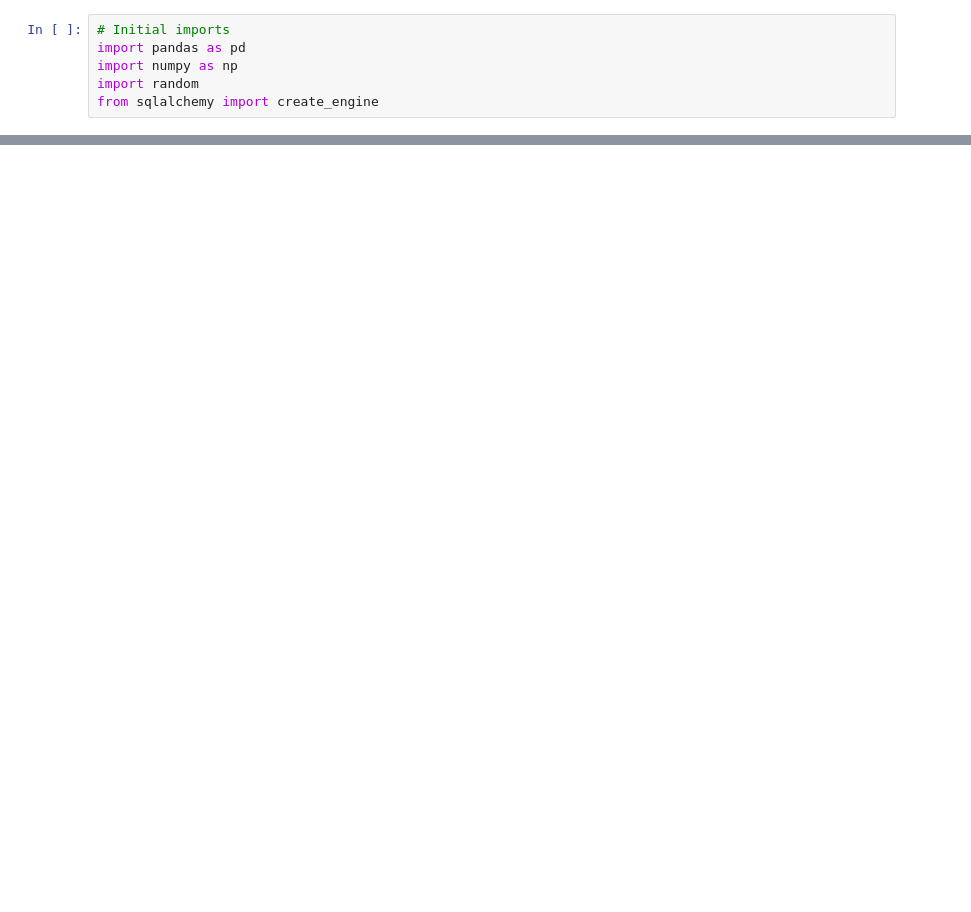
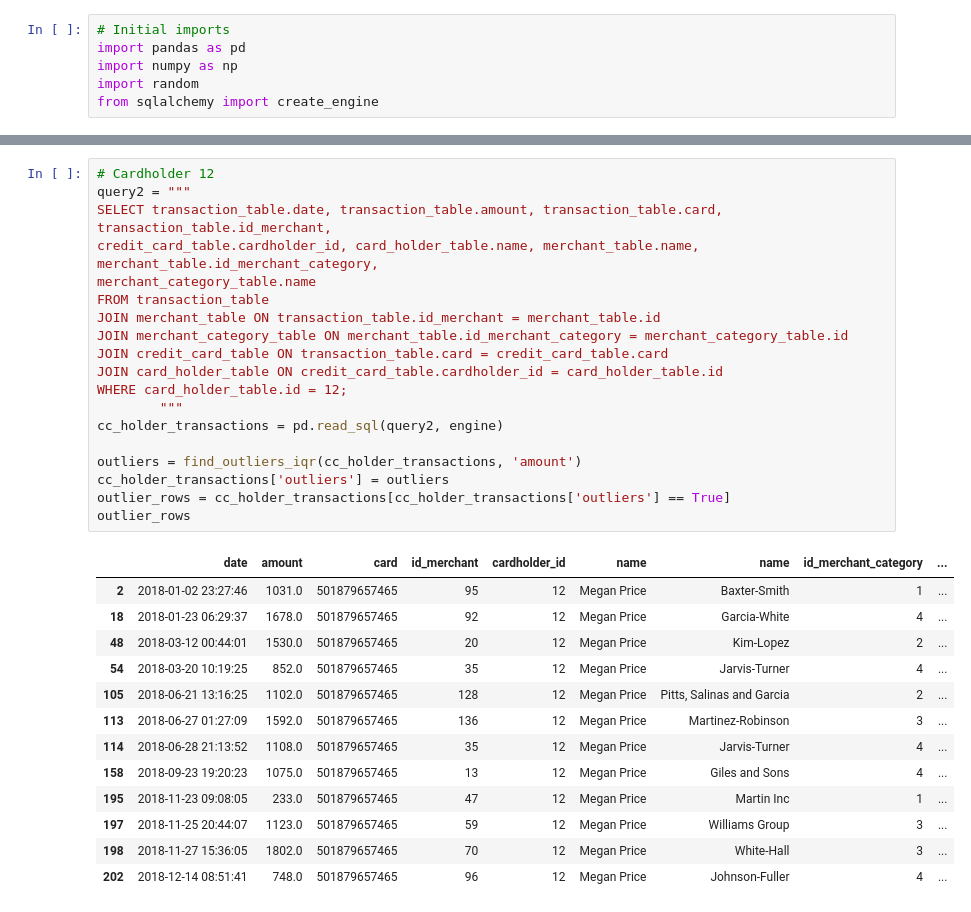
Before and after one commit to MontgomeryG/python-homework, a Jupyter notebook: Module 7 Challenge/Starter_Files/challenge.ipynb, the cells around one changed output, grey strips where cells are left out. Saved outputs shown, nothing was run; the diff lists cells and outputs as text; blank space fills up the shorter version.

```diff
--- a/Module 7 Challenge/Starter_Files/challenge.ipynb
+++ b/Module 7 Challenge/Starter_Files/challenge.ipynb
@@ -29,0 +582,33 @@ engine = create_engine("postgresql://postgres:postgres@localhost:5432/fraud_dete
+# %%
+# Cardholder 12
+query2 = """
+SELECT transaction_table.date, transaction_table.amount, transaction_table.card, transaction_table.id_merchant,
+credit_card_table.cardholder_id, card_holder_table.name, merchant_table.name, merchant_table.id_merchant_category,
+merchant_category_table.name
+FROM transaction_table
+JOIN merchant_table ON transaction_table.id_merchant = merchant_table.id
+JOIN merchant_category_table ON merchant_table.id_merchant_category = merchant_category_table.id
+JOIN credit_card_table ON transaction_table.card = credit_card_table.card
+JOIN card_holder_table ON credit_card_table.cardholder_id = card_holder_table.id
+WHERE card_holder_table.id = 12;
+        """
+cc_holder_transactions = pd.read_sql(query2, engine)
+
+outliers = find_outliers_iqr(cc_holder_transactions, 'amount')
+cc_holder_transactions['outliers'] = outliers
+outlier_rows = cc_holder_transactions[cc_holder_transactions['outliers'] == True]
+outlier_rows
+# %% [output]
+|  | date | amount | card | id_merchant | cardholder_id | name | name | id_merchant_category | ... |
+| 2 | 2018-01-02 23:27:46 | 1031.0 | 501879657465 | 95 | 12 | Megan Price | Baxter-Smith | 1 | ... |
+| 18 | 2018-01-23 06:29:37 | 1678.0 | 501879657465 | 92 | 12 | Megan Price | Garcia-White | 4 | ... |
+| 48 | 2018-03-12 00:44:01 | 1530.0 | 501879657465 | 20 | 12 | Megan Price | Kim-Lopez | 2 | ... |
+| 54 | 2018-03-20 10:19:25 | 852.0 | 501879657465 | 35 | 12 | Megan Price | Jarvis-Turner | 4 | ... |
+| 105 | 2018-06-21 13:16:25 | 1102.0 | 501879657465 | 128 | 12 | Megan Price | Pitts, Salinas and Garcia | 2 | ... |
+| 113 | 2018-06-27 01:27:09 | 1592.0 | 501879657465 | 136 | 12 | Megan Price | Martinez-Robinson | 3 | ... |
+| 114 | 2018-06-28 21:13:52 | 1108.0 | 501879657465 | 35 | 12 | Megan Price | Jarvis-Turner | 4 | ... |
+| 158 | 2018-09-23 19:20:23 | 1075.0 | 501879657465 | 13 | 12 | Megan Price | Giles and Sons | 4 | ... |
+| 195 | 2018-11-23 09:08:05 | 233.0 | 501879657465 | 47 | 12 | Megan Price | Martin Inc | 1 | ... |
+| 197 | 2018-11-25 20:44:07 | 1123.0 | 501879657465 | 59 | 12 | Megan Price | Williams Group | 3 | ... |
+| 198 | 2018-11-27 15:36:05 | 1802.0 | 501879657465 | 70 | 12 | Megan Price | White-Hall | 3 | ... |
+| 202 | 2018-12-14 08:51:41 | 748.0 | 501879657465 | 96 | 12 | Megan Price | Johnson-Fuller | 4 | ... |
```
Also changed, not shown: parts of 47 cells of this notebook, 3 other files.
